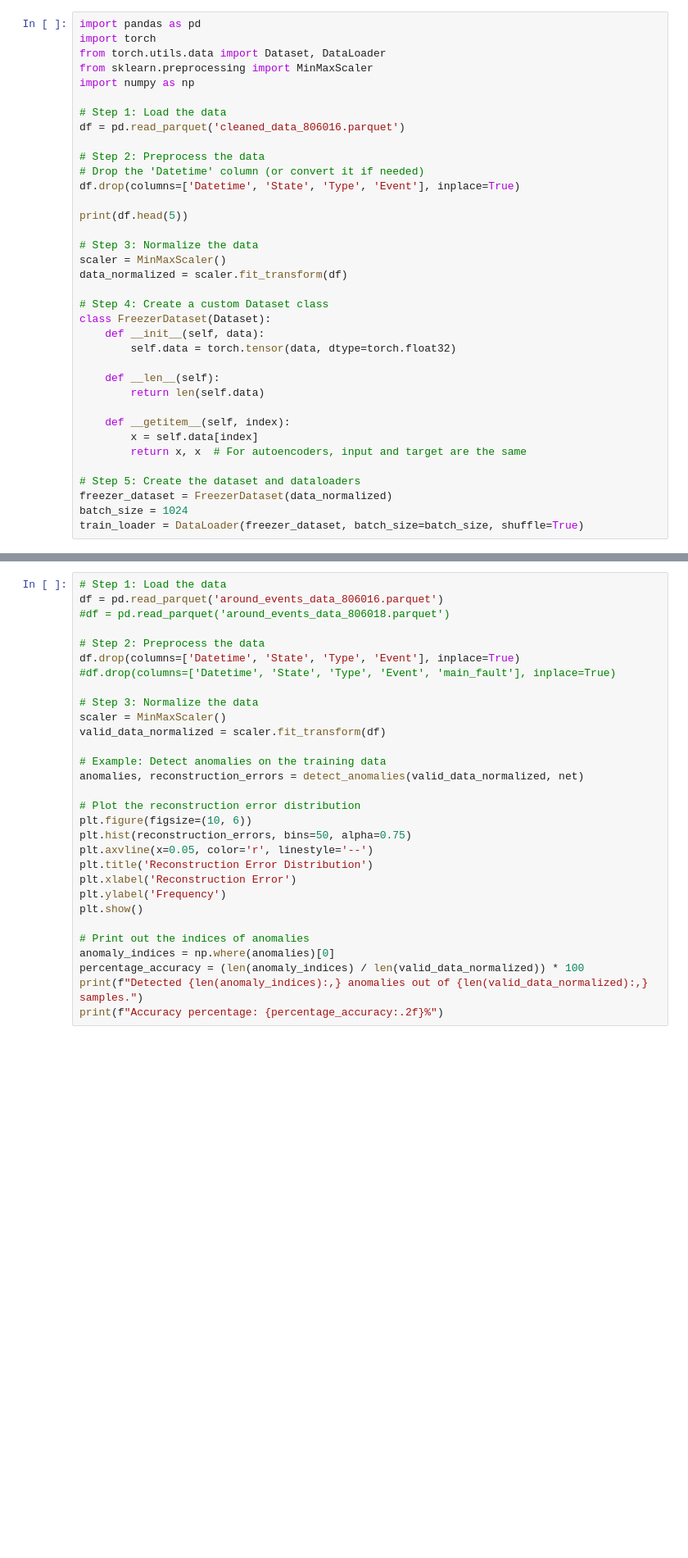
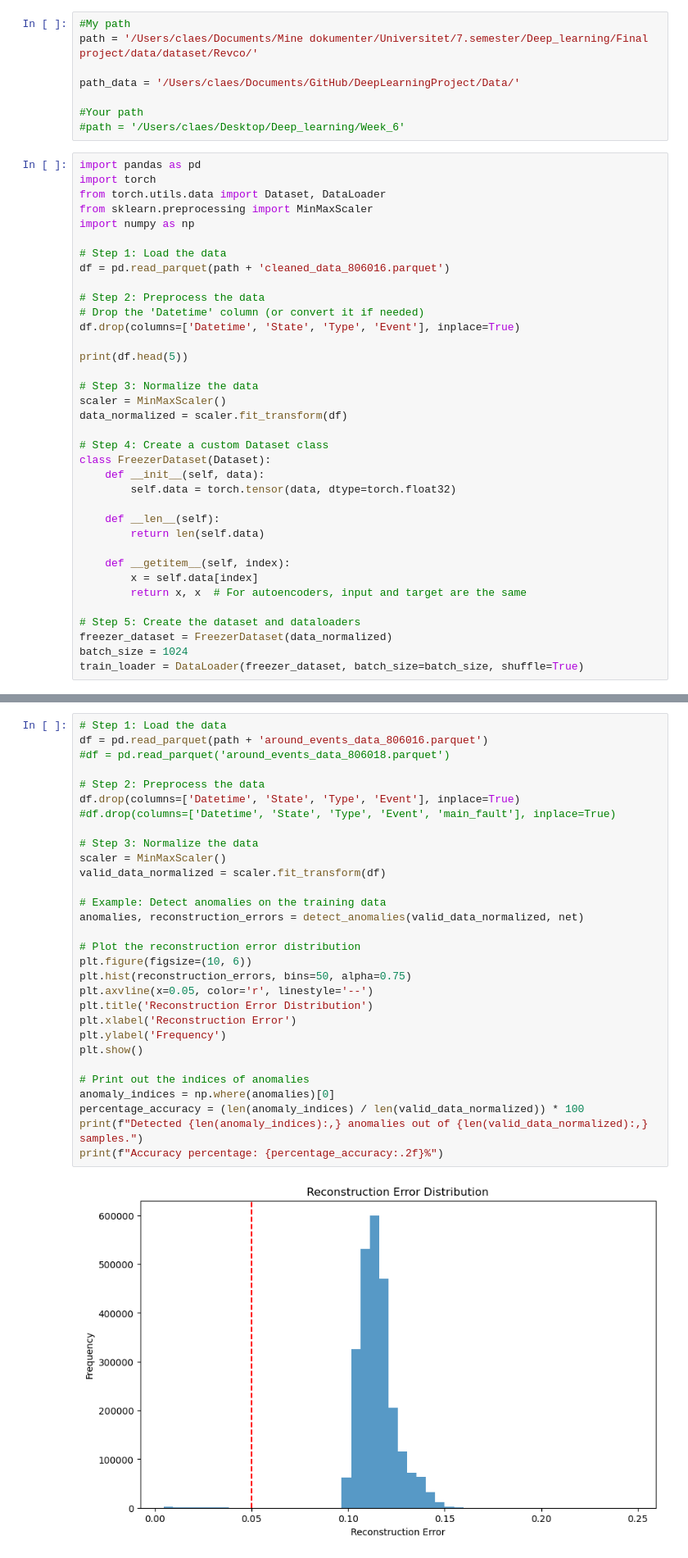
Before and after one commit to muhammadhussain-ops/DeepLearningProject, a Jupyter notebook: Autoencoder.ipynb, the cells around one changed output, grey strips where cells are left out. Shown at 82% size. Drawn from its saved outputs; the diff is of its cells as text; blank space fills up the shorter version.

```diff
--- a/Autoencoder.ipynb
+++ b/Autoencoder.ipynb
@@ -1,3 +1,11 @@
+# %%
+#My path
+path = '/Users/claes/Documents/Mine dokumenter/Universitet/7.semester/Deep_learning/Final project/data/dataset/Revco/'
+
+path_data = '/Users/claes/Documents/GitHub/DeepLearningProject/Data/'
+
+#Your path
+#path = '/Users/claes/Desktop/Deep_learning/Week_6'
 # %%
 import pandas as pd
 import torch
@@ -6,7 +14,7 @@ from sklearn.preprocessing import MinMaxScaler
 import numpy as np
 
 # Step 1: Load the data
-df = pd.read_parquet('cleaned_data_806016.parquet')
+df = pd.read_parquet(path + 'cleaned_data_806016.parquet')
 
 # Step 2: Preprocess the data
 # Drop the 'Datetime' column (or convert it if needed)
@@ -177,31 +244,33 @@ print(f"Detected {len(anomaly_indices):,} anomalies out of {len(data_normalized)
 ## Afprøve på valid sæt
 # %%
 # Step 1: Load the data
-df = pd.read_parquet('around_events_data_806016.parquet')
+df = pd.read_parquet(path + 'around_events_data_806016.parquet')
 #df = pd.read_parquet('around_events_data_806018.parquet')
 
 # Step 2: Preprocess the data
 df.drop(columns=['Datetime', 'State', 'Type', 'Event'], inplace=True)
 #df.drop(columns=['Datetime', 'State', 'Type', 'Event', 'main_fault'], inplace=True)
 
 # Step 3: Normalize the data
 scaler = MinMaxScaler()
 valid_data_normalized = scaler.fit_transform(df)
 
 # Example: Detect anomalies on the training data
 anomalies, reconstruction_errors = detect_anomalies(valid_data_normalized, net)
 
 # Plot the reconstruction error distribution
 plt.figure(figsize=(10, 6))
 plt.hist(reconstruction_errors, bins=50, alpha=0.75)
 plt.axvline(x=0.05, color='r', linestyle='--')
 plt.title('Reconstruction Error Distribution')
 plt.xlabel('Reconstruction Error')
 plt.ylabel('Frequency')
 plt.show()
 
 # Print out the indices of anomalies
 anomaly_indices = np.where(anomalies)[0]
 percentage_accuracy = (len(anomaly_indices) / len(valid_data_normalized)) * 100
 print(f"Detected {len(anomaly_indices):,} anomalies out of {len(valid_data_normalized):,} samples.")
 print(f"Accuracy percentage: {percentage_accuracy:.2f}%")
+# %% [output]
+[figure, added]
```
Also changed, not shown: parts of 8 cells of this notebook, 5 other files.
